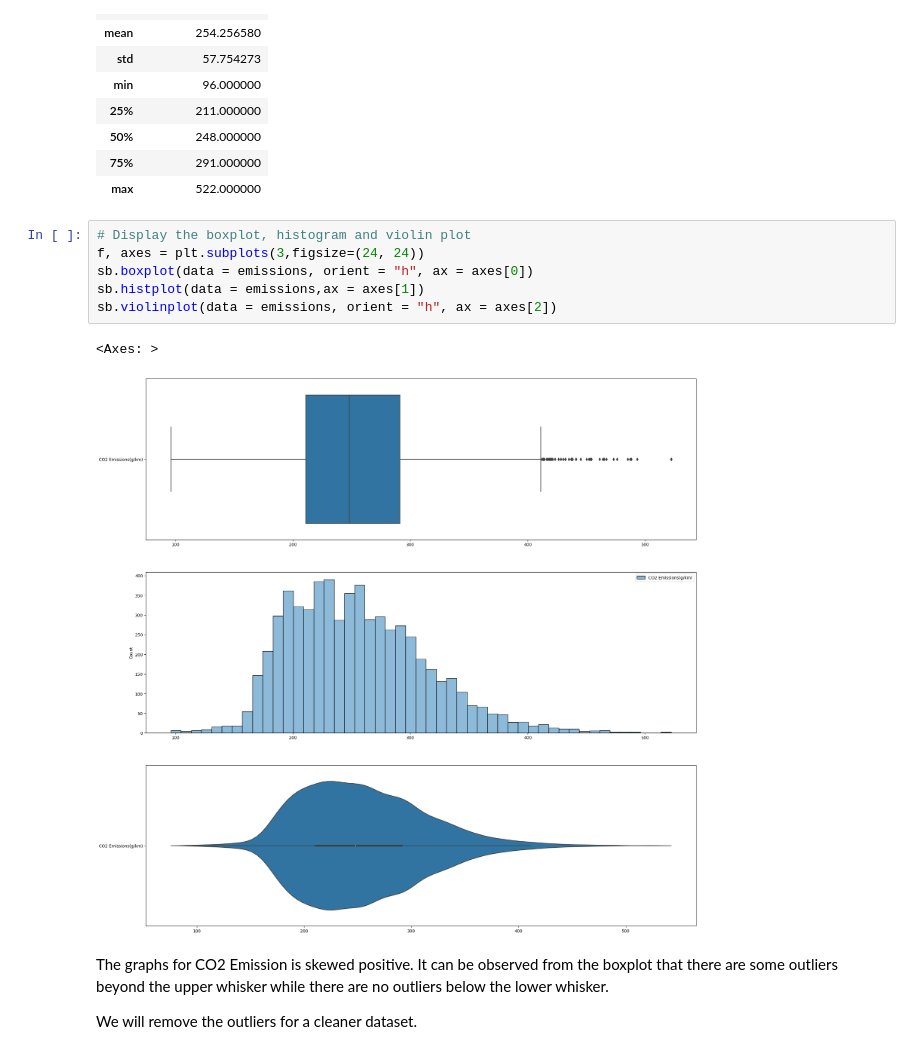
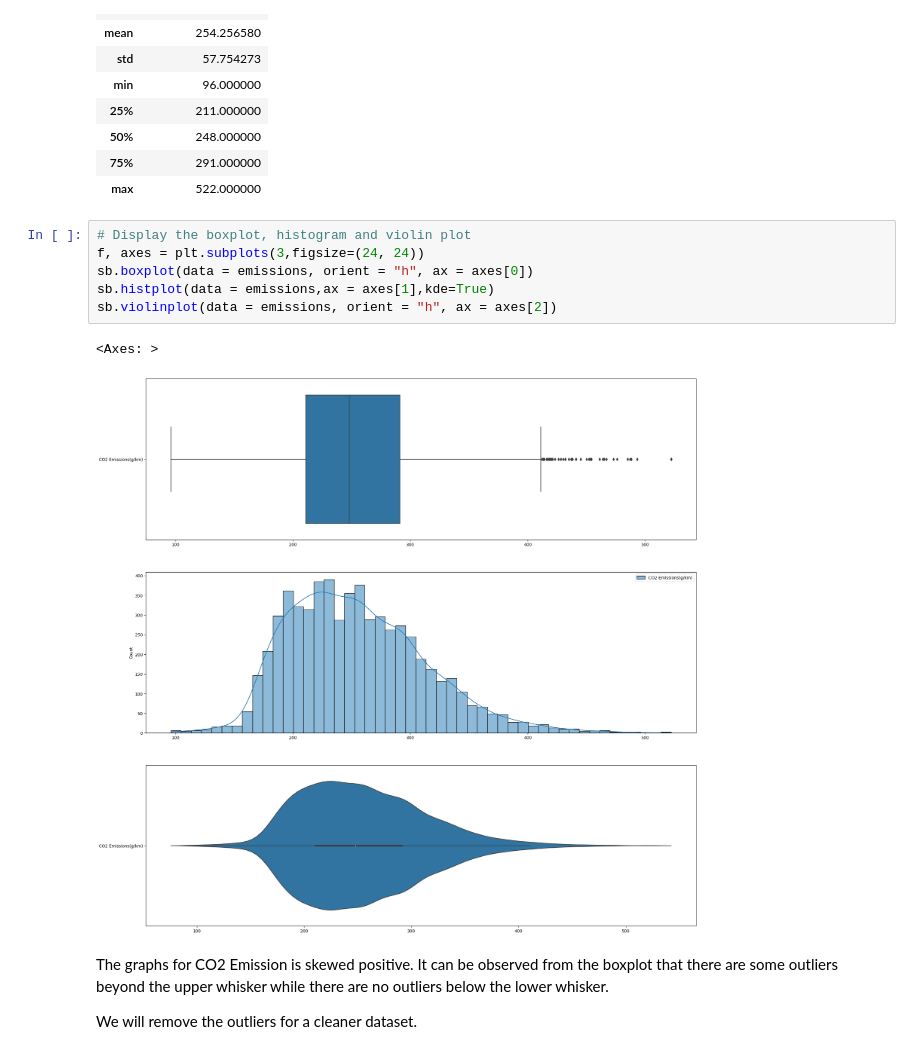
Before and after one commit to imaracoonwelp/SC1015-Project, a Jupyter notebook: Exploratory Data Analysis.ipynb, the cells around one changed output. Drawn from its saved outputs; the diff is of its cells as text.

```diff
--- a/Exploratory Data Analysis.ipynb
+++ b/Exploratory Data Analysis.ipynb
@@ -109,12 +109,12 @@ emissions.describe()
 # %%
 # Display the boxplot, histogram and violin plot
 f, axes = plt.subplots(3,figsize=(24, 24))
 sb.boxplot(data = emissions, orient = "h", ax = axes[0])
-sb.histplot(data = emissions,ax = axes[1])
+sb.histplot(data = emissions,ax = axes[1],kde=True)
 sb.violinplot(data = emissions, orient = "h", ax = axes[2])
 # %% [output]
 <Axes: >
-[figure, old version]
+[figure, new version]
 # %% [markdown]
 The graphs for CO2 Emission is skewed positive. It can be observed from the boxplot that there are some outliers beyond the upper whisker while there are no outliers below the lower whisker.
 
```
Also changed, not shown: parts of 9 cells of this notebook, 3 other files.
